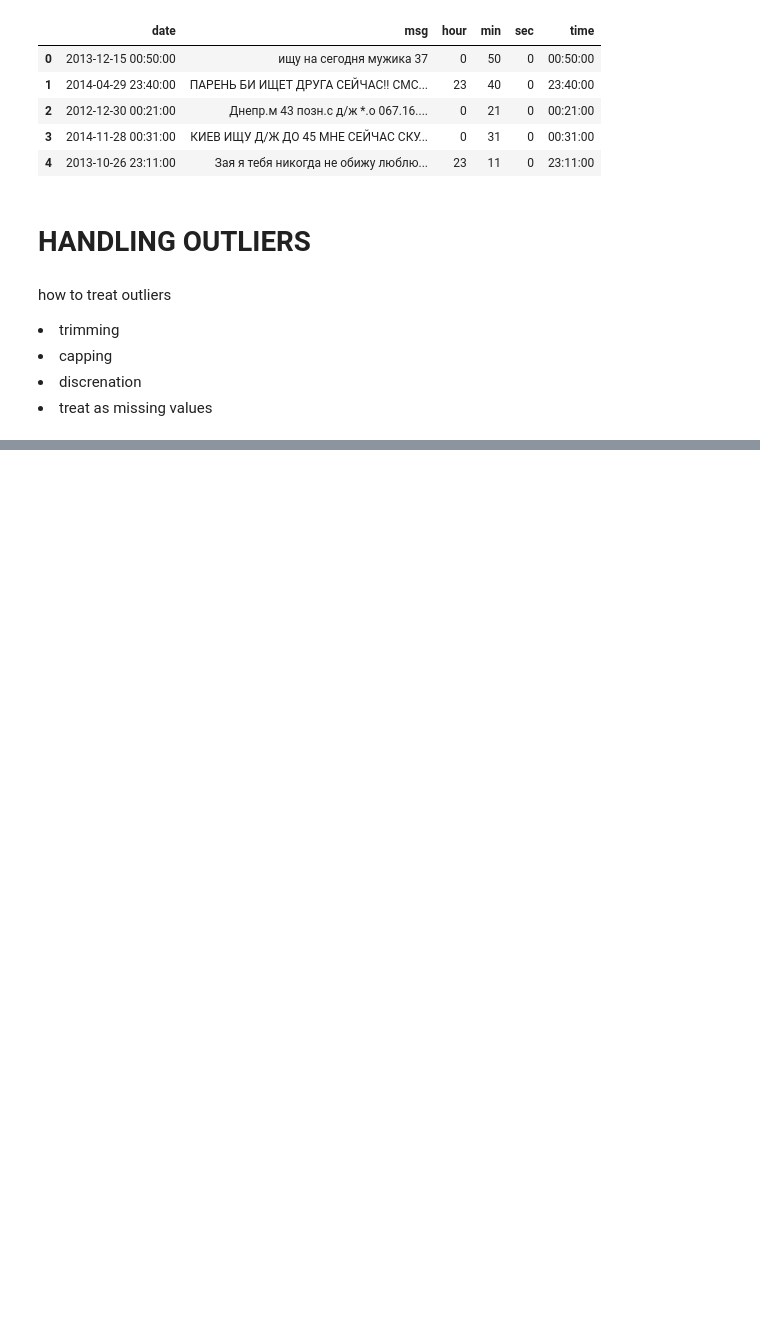
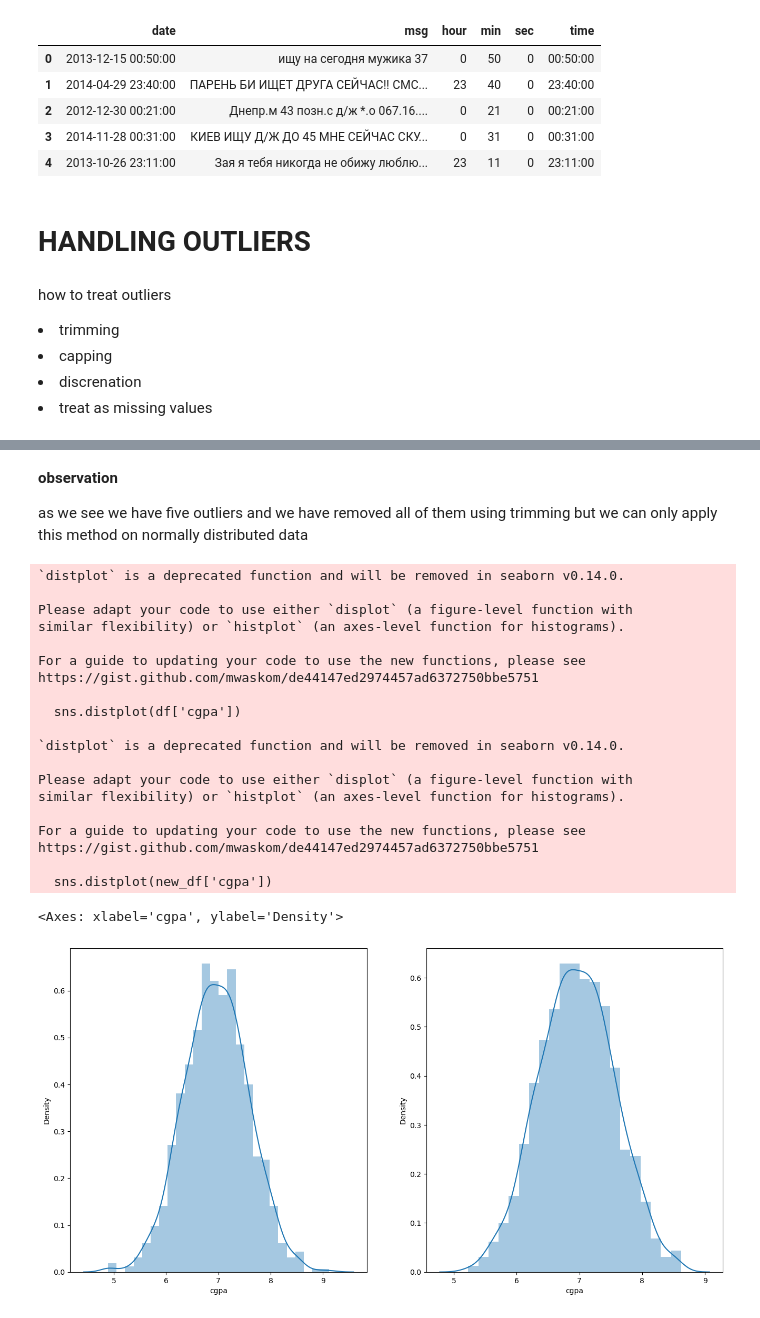
Before and after one commit to Amanj-0349/FEATURE_ENGINEERING-, a Jupyter notebook: FEATURE ENGINEERING .ipynb, the cells around one changed output, grey strips where cells are left out. Drawn from its saved outputs; the diff is of its cells as text; code cells hidden in the pictures; blank space fills up the shorter version.

```diff
--- a/FEATURE ENGINEERING .ipynb
+++ b/FEATURE ENGINEERING .ipynb
@@ -941,0 +1007,3 @@ time.head()
+# %%
+new_df = df[(df['cgpa']<8.80) & (df['cgpa']>5.11)]
+new_df
@@ -941,0 +1024,32 @@ time.head()
+# %% [markdown]
+<b> observation </b>
+<p> as we see we have five outliers and we have removed all of them using trimming but we can only apply this method on normally distributed data </p>
+# %%
+# comparing
+plt.figure(figsize=(16,8))
+plt.subplot(1,2,1)
+sns.distplot(df['cgpa'])
+plt.subplot(1,2,2)
+sns.distplot(new_df['cgpa'])
+# %% [output]
+`distplot` is a deprecated function and will be removed in seaborn v0.14.0.
+
+Please adapt your code to use either `displot` (a figure-level function with
+similar flexibility) or `histplot` (an axes-level function for histograms).
+
+For a guide to updating your code to use the new functions, please see
+https://gist.github.com/mwaskom/de44147ed2974457ad6372750bbe5751
+
+  sns.distplot(df['cgpa'])
+
+`distplot` is a deprecated function and will be removed in seaborn v0.14.0.
+
+Please adapt your code to use either `displot` (a figure-level function with
+similar flexibility) or `histplot` (an axes-level function for histograms).
+
+For a guide to updating your code to use the new functions, please see
+https://gist.github.com/mwaskom/de44147ed2974457ad6372750bbe5751
+
+  sns.distplot(new_df['cgpa'])
+<Axes: xlabel='cgpa', ylabel='Density'>
+[figure, added]
```
Also changed, not shown: parts of 60 cells of this notebook, 1 other file.
